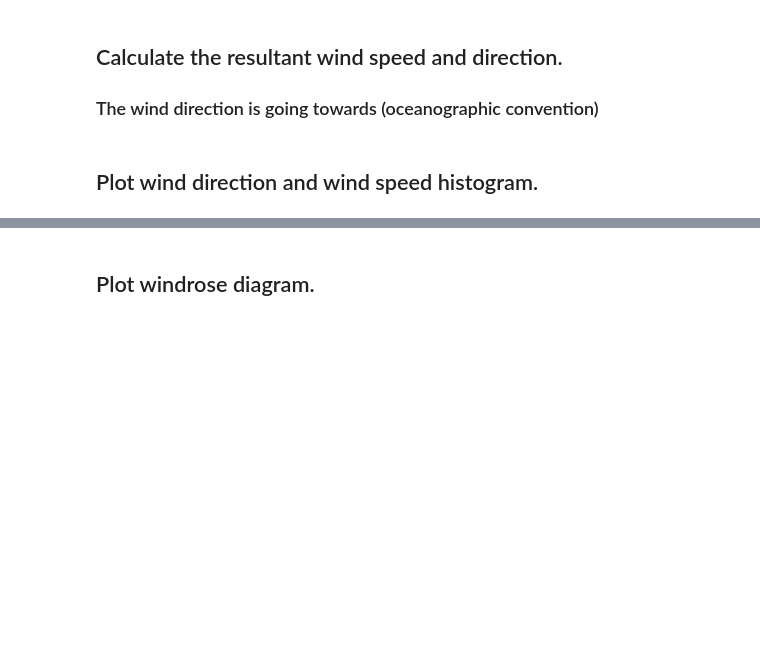
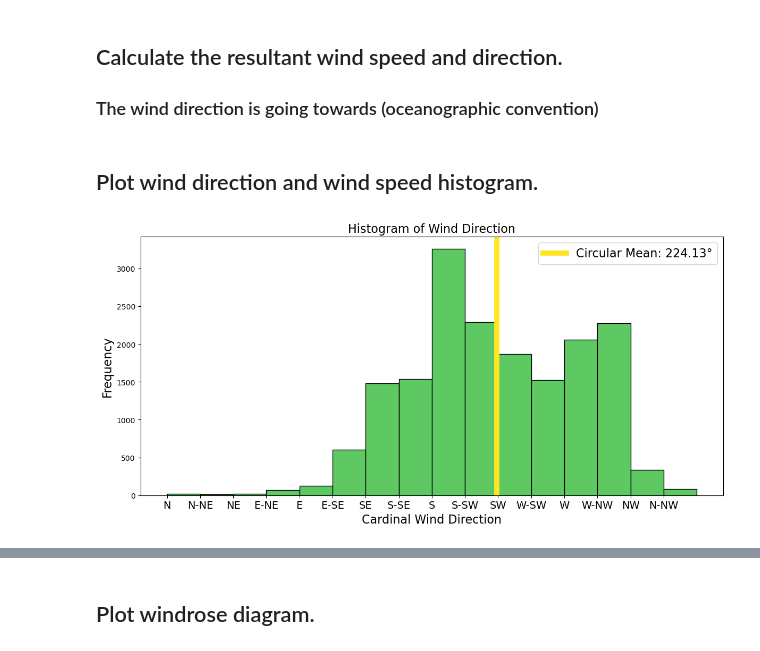
Before and after one commit to gilbertoCM/terminosWaterAge, a Jupyter notebook: scripts/Terminos_wind_analysis.ipynb, the cells around one changed output, grey strips where cells are left out. Drawn from its saved outputs; the diff is of its cells as text; code cells hidden in the pictures; blank space fills up the shorter version.

```diff
--- a/scripts/Terminos_wind_analysis.ipynb
+++ b/scripts/Terminos_wind_analysis.ipynb
@@ -54,48 +56,40 @@ df['wind_speed_m_s'] = unit_arrays['wind_speed_m_s'].magnitude
 # %% [markdown]
 ## Plot wind direction  and wind speed histogram.
 # %%
-# Plot histogram for wind direction including circular mean
 import matplotlib.pyplot as plt
 import numpy as np
 from scipy.stats import circmean
 
-# Calculate circular statistics for wind direction
+# Calculate circular mean for wind direction
 circular_mean = circmean(unit_arrays['wind_direction_degree'], high=360, low=0)
-
 
 # Plot histogram for wind direction
 plt.figure(figsize=(12, 6))
-plt.hist(unit_arrays['wind_direction_degree'],
-         bins=np.arange(0, 361, 22.5),
+plt.hist(unit_arrays['wind_direction_degree'], bins=np.arange(0, 361, 22.5),
          edgecolor='black', color='#5ec962')
 
 # Set xticks and labels
-xlabels = (
-    "N", "N-NE", "NE", "E-NE", "E", "E-SE", "SE", "S-SE",
-    "S", "S-SW", "SW", "W-SW", "W", "W-NW", "NW", "N-NW"
-)
+xlabels = ["N", "N-NE", "NE", "E-NE", "E", "E-SE", "SE", "S-SE",
+           "S", "S-SW", "SW", "W-SW", "W", "W-NW", "NW", "N-NW"]
+xticks = np.arange(0, 360, 22.5)
+plt.xticks(xticks, xlabels, fontsize=14)
 
-xticks = np.arange(0, 360, 22.5)
-
-
-
-plt.gca().set_xticks(xticks)
-plt.gca().set_xticklabels(xlabels,  fontsize=14)
+# Add labels and title
 plt.xlabel('Cardinal Wind Direction', fontsize=16)
 plt.ylabel('Frequency', fontsize=16)
 plt.title('Histogram of Wind Direction', fontsize=16)
 
 # Plot circular mean
-plt.axvline(circular_mean, color='#fde725',
-            linestyle='-', linewidth=7, label=f'Circular Mean: {circular_mean:.2f}°')
+plt.axvline(circular_mean, color='#fde725', linestyle='-', linewidth=7,
+            label=f'Circular Mean: {circular_mean:.2f}°')
 
 # Add legend
 plt.legend(loc='upper right', fontsize=16)
 
+# Save and show the figure
 plt.tight_layout()
-
-# Save the figure in high resolution
 plt.savefig('..\output_files\wind_direction_histogram.pdf', dpi=600)
-
 plt.show()
+# %% [output]
+[figure, added]
 # %%
```
Also changed, not shown: parts of 9 cells of this notebook.
